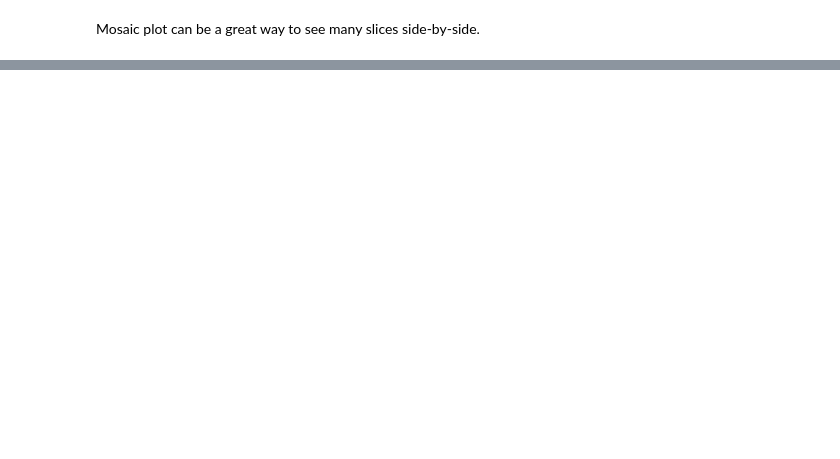
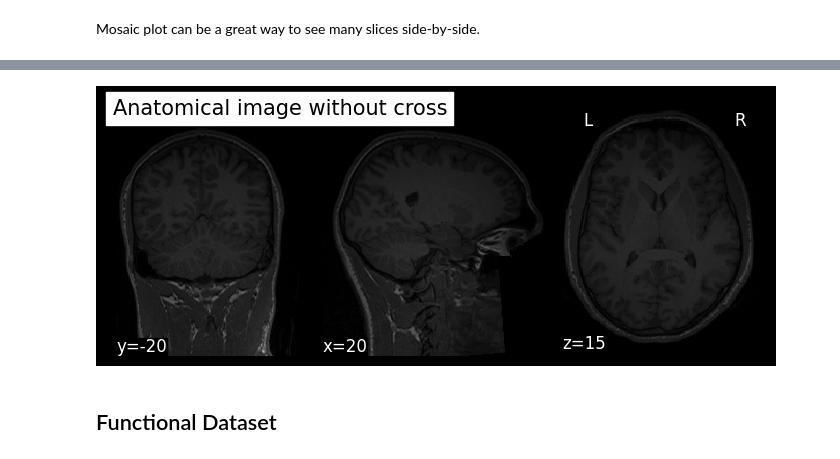
Before and after one commit to kadirberatyildirim/Neuroscience-Projects, a Jupyter notebook: visualization_of_MRI_datasets.ipynb, the cells around one changed output, grey strips where cells are left out. Saved outputs shown, nothing was run; the diff lists cells and outputs as text; code cells hidden in the pictures; blank space fills up the shorter version.

```diff
--- a/visualization_of_MRI_datasets.ipynb
+++ b/visualization_of_MRI_datasets.ipynb
@@ -53,4 +65,8 @@ plotting.show()
 # %%
-# Tiled display mode
-plotting.plot_anat(anat_img, display_mode='tiled', cut_coords=None, title='Tiled mode')
+# Removing crosshair
+plotting.plot_anat(anat_img, cut_coords=(20, -20, 15), draw_cross=False, title='Anatomical image without cross')
 plotting.show()
+# %% [output]
+[figure, added]
+# %% [markdown]
+## Functional Dataset
```
Also changed, not shown: parts of 31 cells of this notebook, 7 other files.
